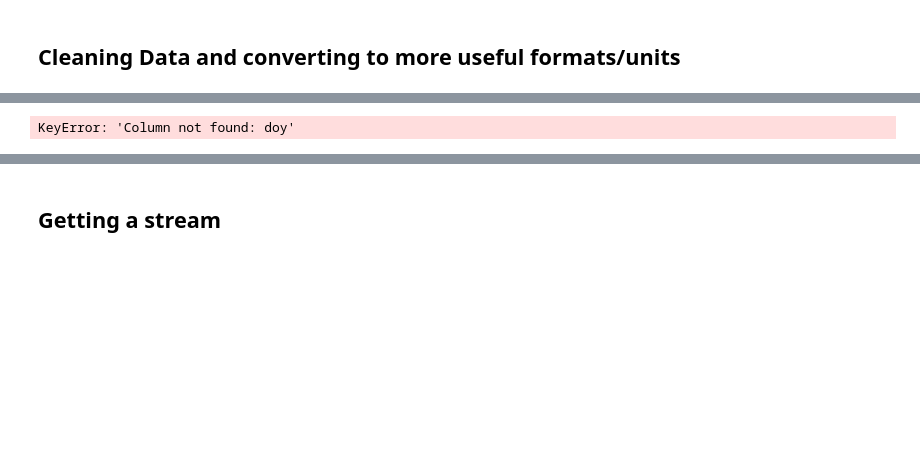
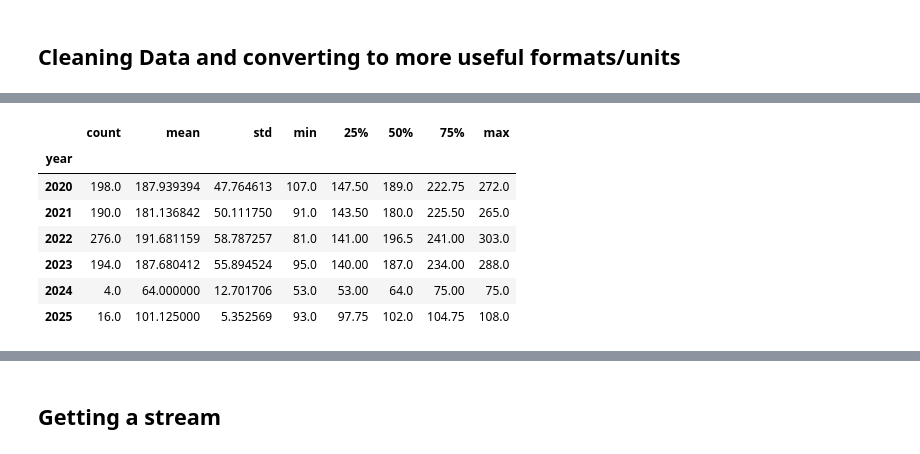
Before and after one commit to NWNHT/StravaPlotting, a Jupyter notebook: src/display_strava.ipynb, the cells around one changed output, grey strips where cells are left out. Drawn from its saved outputs; the diff is of its cells as text; code cells hidden in the pictures; blank space fills up the shorter version.

```diff
--- a/src/display_strava.ipynb
+++ b/src/display_strava.ipynb
@@ -127,7 +129,14 @@ df_melt.tail(30)
 # %%
-activities_df.groupby('year')['doy'].describe()
+df_melt.groupby('year')['doy'].describe()
 # %% [output]
-KeyError: 'Column not found: doy'
+|  | count | mean | std | min | 25% | 50% | 75% | max |
+| year |  |  |  |  |  |  |  |  |
+| 2020 | 198.0 | 187.939394 | 47.764613 | 107.0 | 147.50 | 189.0 | 222.75 | 272.0 |
+| 2021 | 190.0 | 181.136842 | 50.111750 | 91.0 | 143.50 | 180.0 | 225.50 | 265.0 |
+| 2022 | 276.0 | 191.681159 | 58.787257 | 81.0 | 141.00 | 196.5 | 241.00 | 303.0 |
+| 2023 | 194.0 | 187.680412 | 55.894524 | 95.0 | 140.00 | 187.0 | 234.00 | 288.0 |
+| 2024 | 4.0 | 64.000000 | 12.701706 | 53.0 | 53.00 | 64.0 | 75.00 | 75.0 |
+| 2025 | 16.0 | 101.125000 | 5.352569 | 93.0 | 97.75 | 102.0 | 104.75 | 108.0 |
 # %%
 (gg.ggplot(df_melt.query('variable == "total_elevation_gain"'), gg.aes(x='doy', y='value', colour='year'))
     + gg.geom_line(size=1.5)
```
Also changed, not shown: parts of 14 cells of this notebook, 2 other files.
